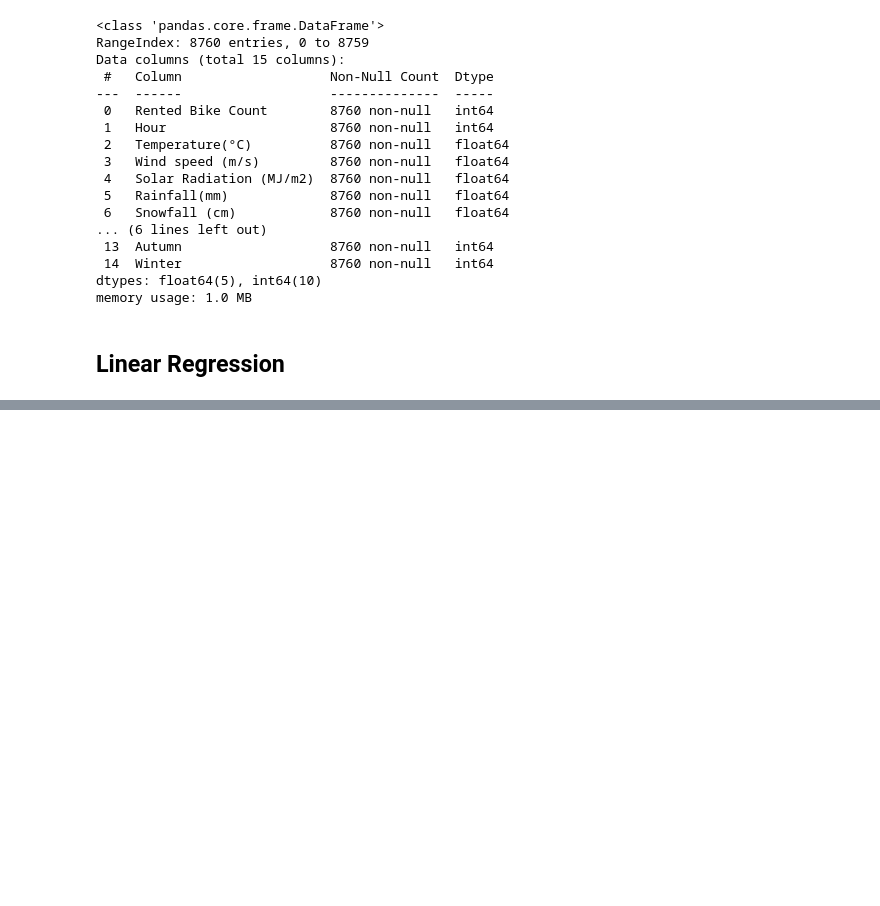
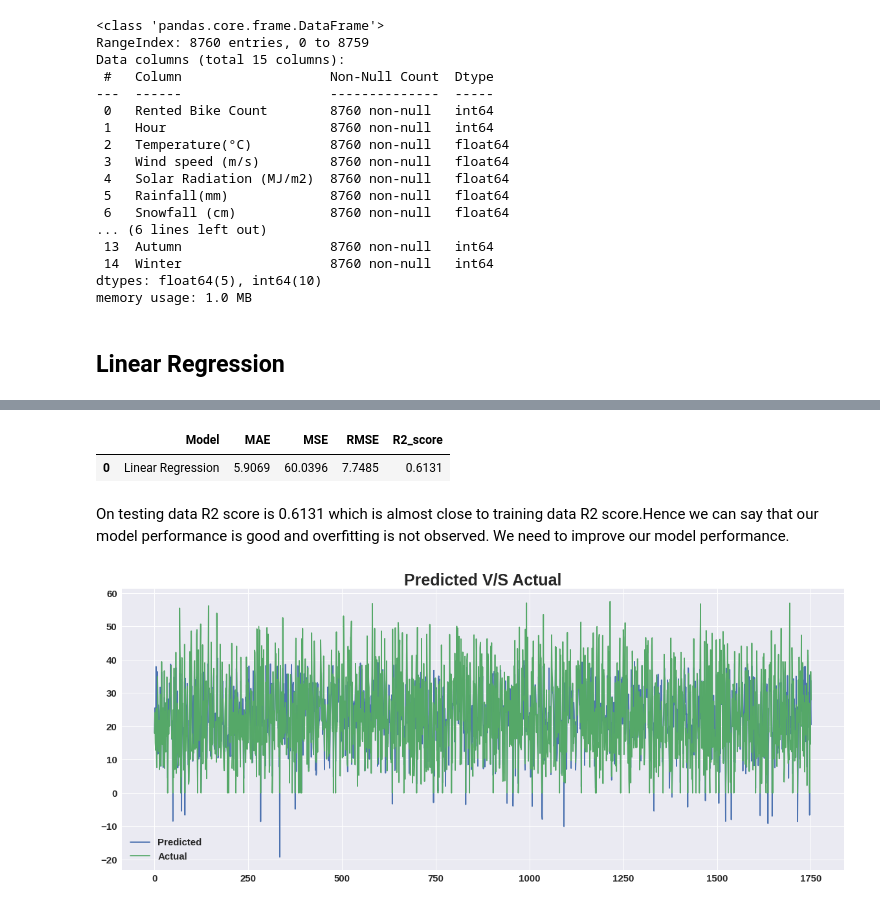
Before and after one commit to Anupam8858/Seoul-Bike-Sharing-Demand-Prediction, a Jupyter notebook: Bike_Sharing_Demand_Prediction_Capstone_Project.ipynb, the cells around one changed output, grey strips where cells are left out. Saved outputs shown, nothing was run; the diff lists cells and outputs as text; code cells hidden in the pictures; blank space fills up the shorter version.

```diff
--- a/Bike_Sharing_Demand_Prediction_Capstone_Project.ipynb
+++ b/Bike_Sharing_Demand_Prediction_Capstone_Project.ipynb
@@ -602,0 +661,5 @@ memory usage: 1.0 MB
+# %%
+# Transforming data
+scaler = MinMaxScaler()
+X_train = scaler.fit_transform(X_train)
+X_test = scaler.transform(X_test)
@@ -602,0 +697,4 @@ memory usage: 1.0 MB
+# %%
+# Fitting Multiple Linear Regression to the Training set
+regressor = LinearRegression()
+regressor.fit(X_train, y_train)
@@ -602,0 +739,6 @@ memory usage: 1.0 MB
+# %%
+# Y peredictions on train data
+y_pred_train = regressor.predict(X_train)
+
+# y predictions on test data
+y_pred_test = regressor.predict(X_test)
@@ -602,0 +814,21 @@ memory usage: 1.0 MB
+# %%
+# create test_result dataframe
+test_results_df = pd.DataFrame(test_dict,index=[0])
+test_results_df
+# %% [output]
+|  | Model | MAE | MSE | RMSE | R2_score |
+| 0 | Linear Regression | 5.9069 | 60.0396 | 7.7485 | 0.6131 |
+# %% [markdown]
+On testing data R2 score is 0.6131 which is almost close to training data R2 score.Hence we can say that our model performance is good and overfitting is not observed. We need to improve our model performance.
+# %%
+# define a fucntion to plot predicted y values and actual y values
+def plot_Pred_vs_actual(y_pred_test,y_test):
+  '''
+  Visualize predicted values with actual values.
+  '''
+  plt.figure(figsize=(20,8))
+  plt.plot(y_pred_test)
+  plt.plot(np.array(y_test))
+  plt.legend(["Predicted","Actual"],)
+  plt.title("Predicted V/S Actual")
+  plt.show()
@@ -602,0 +856,4 @@ memory usage: 1.0 MB
+# %%
+plot_Pred_vs_actual(y_pred_test,y_test)
+# %% [output]
+[figure, added]
```
Also changed, not shown: parts of 30 cells of this notebook.
